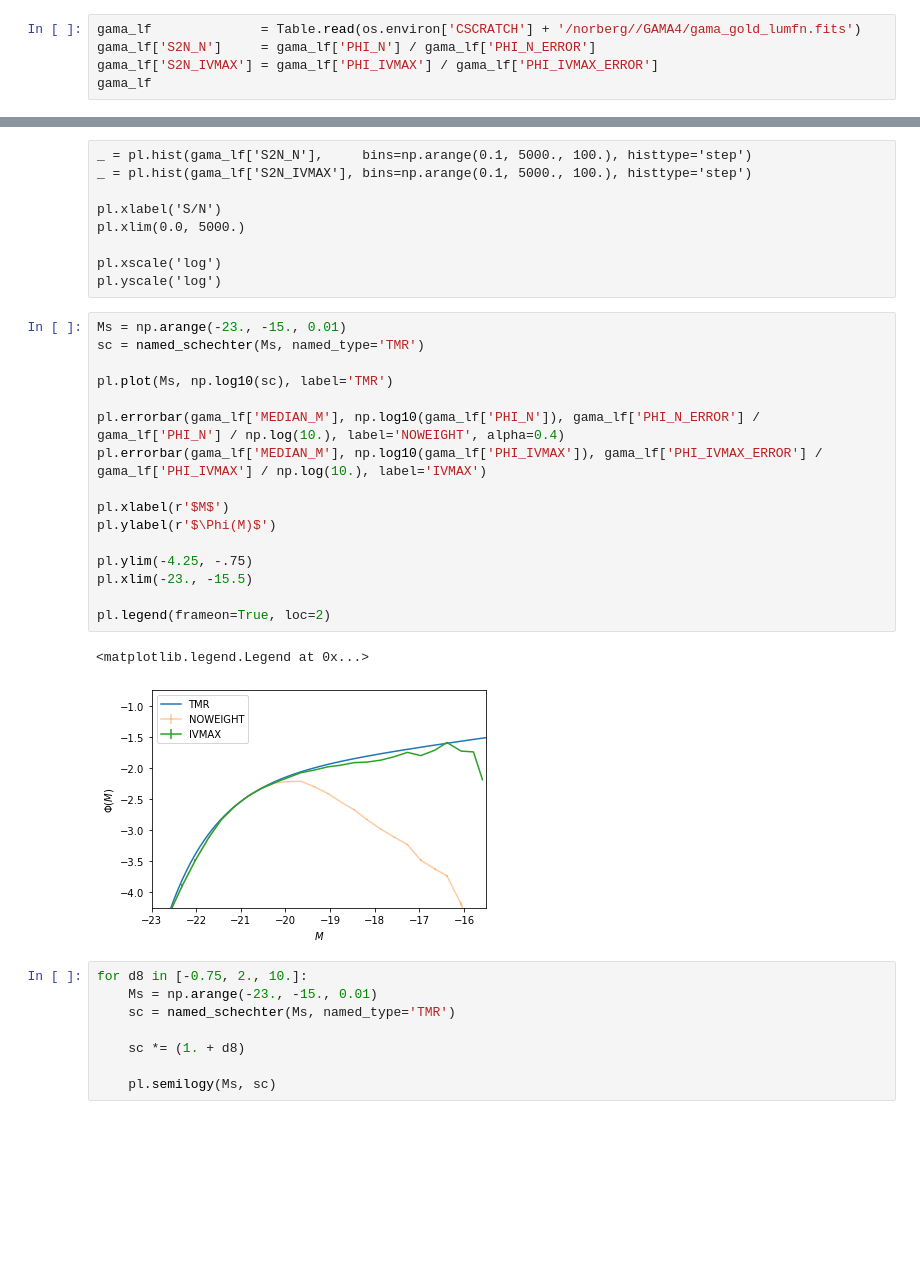
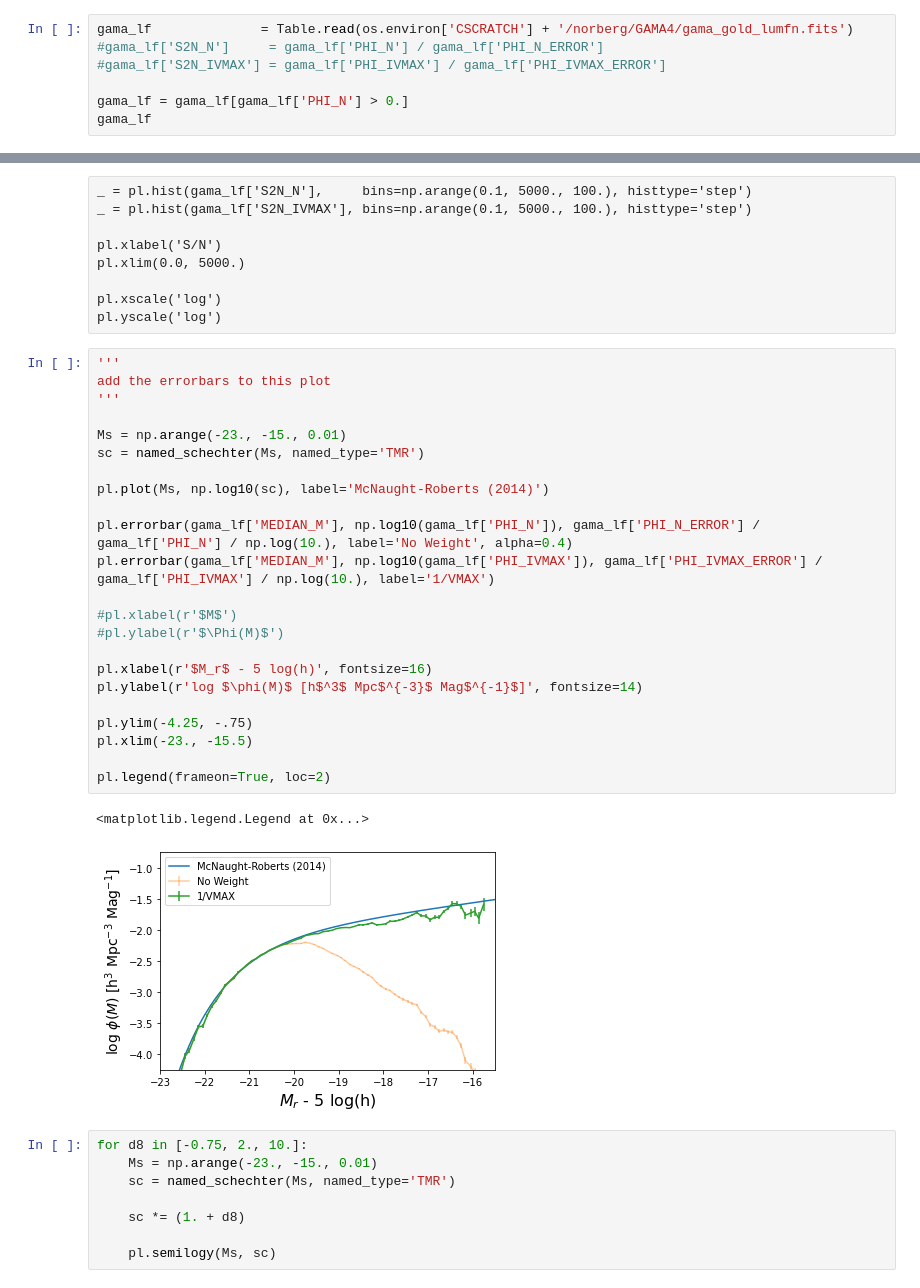
Before and after one commit to SgmAstro/DESI, a Jupyter notebook: docs/nb/schechter_fit.ipynb, the cells around one changed output, grey strips where cells are left out. Drawn from its saved outputs; the diff is of its cells as text; blank space fills up the shorter version.

```diff
--- a/docs/nb/schechter_fit.ipynb
+++ b/docs/nb/schechter_fit.ipynb
@@ -37,8 +38,10 @@ Table length=113607
 | 0.14548 | 0.03903000056743622 | 0.26298999786376953 | -20.13975442337041 | 7594841.842906503 | 1362469.0970989985 |
 | 0.15256 | 0.03903000056743622 | 0.26298999786376953 | -20.538136930442434 | 7594841.842906503 | 1568574.7171422336 |
 # %%
-gama_lf              = Table.read(os.environ['CSCRATCH'] + '/norberg//GAMA4/gama_gold_lumfn.fits')
-gama_lf['S2N_N']     = gama_lf['PHI_N'] / gama_lf['PHI_N_ERROR']
-gama_lf['S2N_IVMAX'] = gama_lf['PHI_IVMAX'] / gama_lf['PHI_IVMAX_ERROR']
+gama_lf              = Table.read(os.environ['CSCRATCH'] + '/norberg/GAMA4/gama_gold_lumfn.fits')
+#gama_lf['S2N_N']     = gama_lf['PHI_N'] / gama_lf['PHI_N_ERROR']
+#gama_lf['S2N_IVMAX'] = gama_lf['PHI_IVMAX'] / gama_lf['PHI_IVMAX_ERROR']
+
+gama_lf = gama_lf[gama_lf['PHI_N'] > 0.]
 gama_lf
 # %% [output]
@@ -71,24 +74,31 @@ pl.xlim(0.0, 5000.)
 pl.xscale('log')
 pl.yscale('log')
 # %%
+'''
+add the errorbars to this plot
+'''
+
 Ms = np.arange(-23., -15., 0.01)
 sc = named_schechter(Ms, named_type='TMR')
 
-pl.plot(Ms, np.log10(sc), label='TMR')
+pl.plot(Ms, np.log10(sc), label='McNaught-Roberts (2014)')
 
-pl.errorbar(gama_lf['MEDIAN_M'], np.log10(gama_lf['PHI_N']), gama_lf['PHI_N_ERROR'] / gama_lf['PHI_N'] / np.log(10.), label='NOWEIGHT', alpha=0.4)
-pl.errorbar(gama_lf['MEDIAN_M'], np.log10(gama_lf['PHI_IVMAX']), gama_lf['PHI_IVMAX_ERROR'] / gama_lf['PHI_IVMAX'] / np.log(10.), label='IVMAX')
+pl.errorbar(gama_lf['MEDIAN_M'], np.log10(gama_lf['PHI_N']), gama_lf['PHI_N_ERROR'] / gama_lf['PHI_N'] / np.log(10.), label='No Weight', alpha=0.4)
+pl.errorbar(gama_lf['MEDIAN_M'], np.log10(gama_lf['PHI_IVMAX']), gama_lf['PHI_IVMAX_ERROR'] / gama_lf['PHI_IVMAX'] / np.log(10.), label='1/VMAX')
 
-pl.xlabel(r'$M$')
-pl.ylabel(r'$\Phi(M)$')
+#pl.xlabel(r'$M$')
+#pl.ylabel(r'$\Phi(M)$')
+
+pl.xlabel(r'$M_r$ - 5 log(h)', fontsize=16)
+pl.ylabel(r'log $\phi(M)$ [h$^3$ Mpc$^{-3}$ Mag$^{-1}$]', fontsize=14)
 
 pl.ylim(-4.25, -.75)
 pl.xlim(-23., -15.5)
 
 pl.legend(frameon=True, loc=2)
 # %% [output]
 <matplotlib.legend.Legend at 0x...>
-[figure, old version]
+[figure, new version]
 # %%
 for d8 in [-0.75, 2., 10.]:
     Ms = np.arange(-23., -15., 0.01)
```
Also changed, not shown: parts of 8 cells of this notebook.
